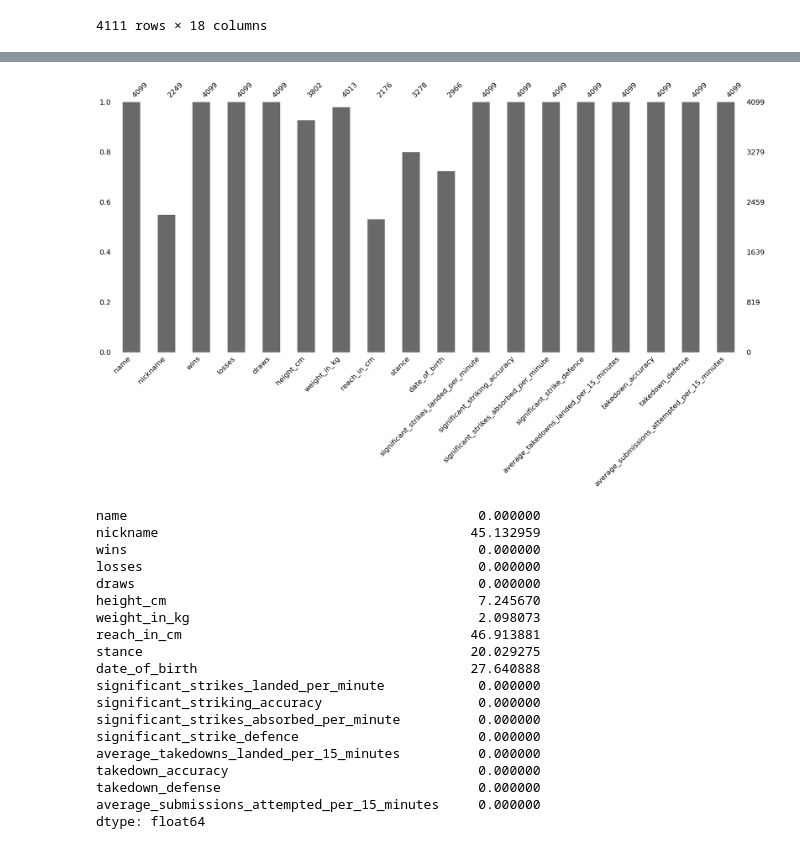
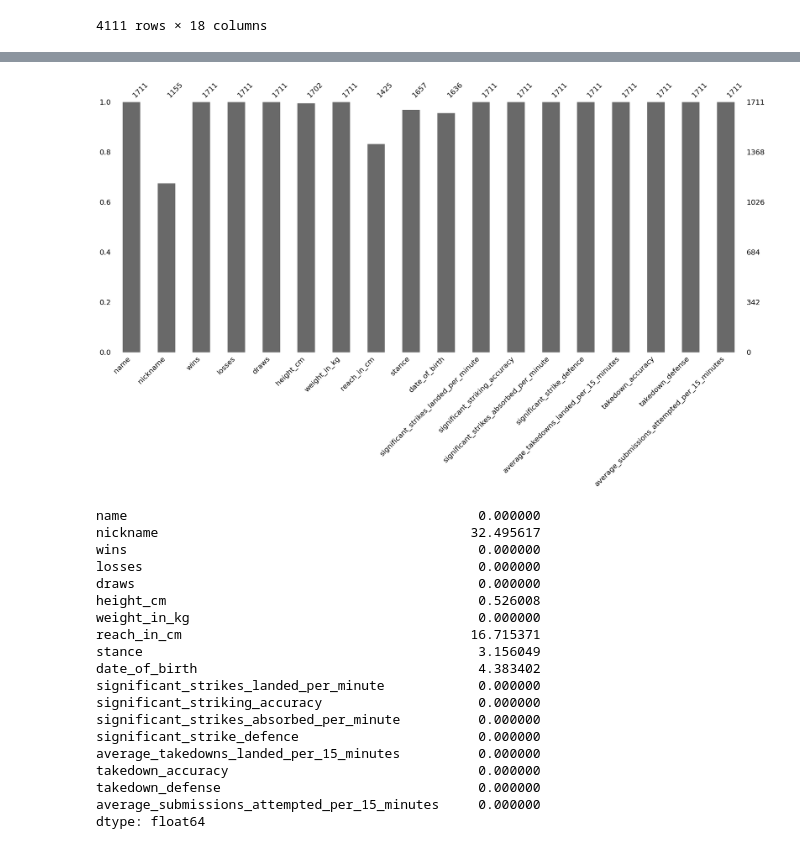
Before and after one commit to theRomansky/ufc-fighter-analytics, a Jupyter notebook: notebooks/main_notebook.ipynb, the cells around one changed output, grey strips where cells are left out. Cells and saved outputs as stored; diff of their text form; code cells hidden in the pictures.

```diff
--- a/notebooks/main_notebook.ipynb
+++ b/notebooks/main_notebook.ipynb
@@ -60,20 +64,22 @@ plt.show()
+# %%
+df3 = df2.drop(df2[(df2['significant_striking_accuracy'] == 0) | (df2['significant_striking_accuracy'] == 100) | (df2['significant_strike_defence'] == 0) | (df2['significant_strike_defence'] == 100) | (df2['takedown_accuracy'] == 0) | (df2['takedown_accuracy'] == 100) | (df2['takedown_defense'] == 0) | (df2['takedown_defense'] == 100)].index)
 # %%
-msno.bar(df2);
+msno.bar(df3);
 # %% [output]
-[figure, old version]
+[figure, new version]
 # %%
-df2.isnull().sum() / len(df2) * 100
+df3.isnull().sum() / len(df3) * 100
 # %% [output]
 name                                             0.000000
-nickname                                        45.132959
+nickname                                        32.495617
 wins                                             0.000000
 losses                                           0.000000
 draws                                            0.000000
-height_cm                                        7.245670
-weight_in_kg                                     2.098073
-reach_in_cm                                     46.913881
-stance                                          20.029275
-date_of_birth                                   27.640888
+height_cm                                        0.526008
+weight_in_kg                                     0.000000
+reach_in_cm                                     16.715371
+stance                                           3.156049
+date_of_birth                                    4.383402
 significant_strikes_landed_per_minute            0.000000
 significant_striking_accuracy                    0.000000
 significant_strikes_absorbed_per_minute          0.000000
```
Also changed, not shown: parts of 14 cells of this notebook.
